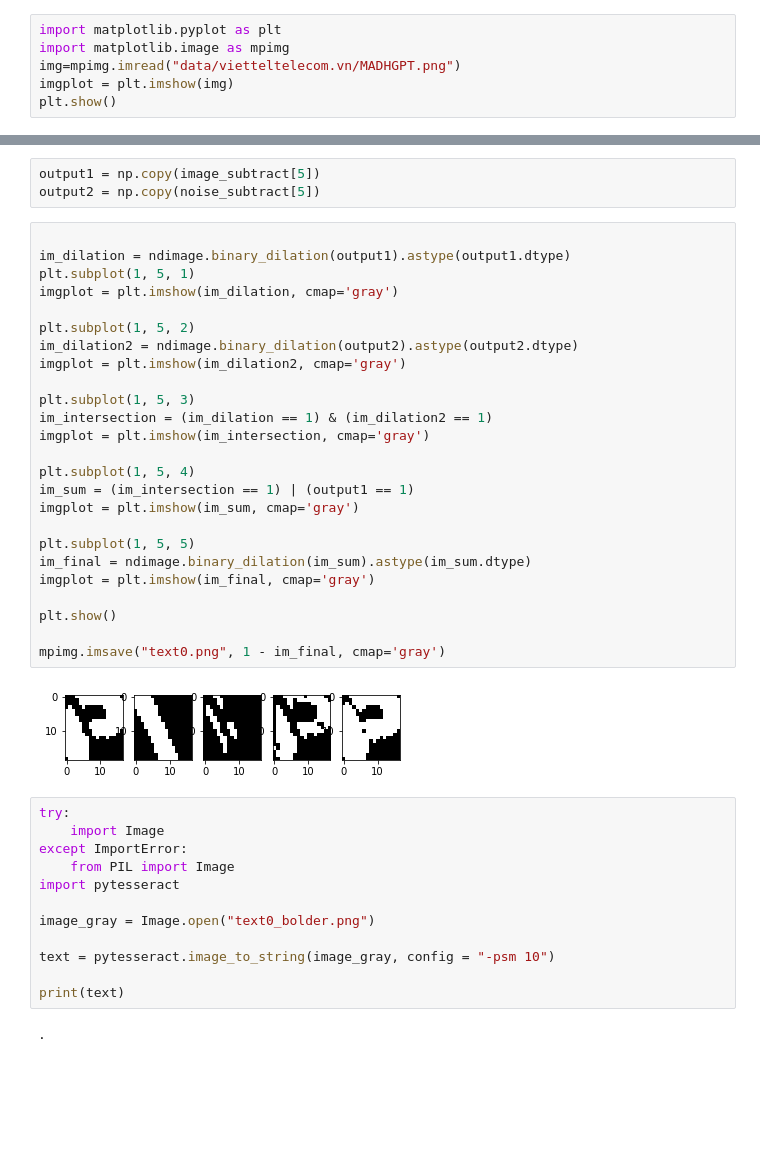
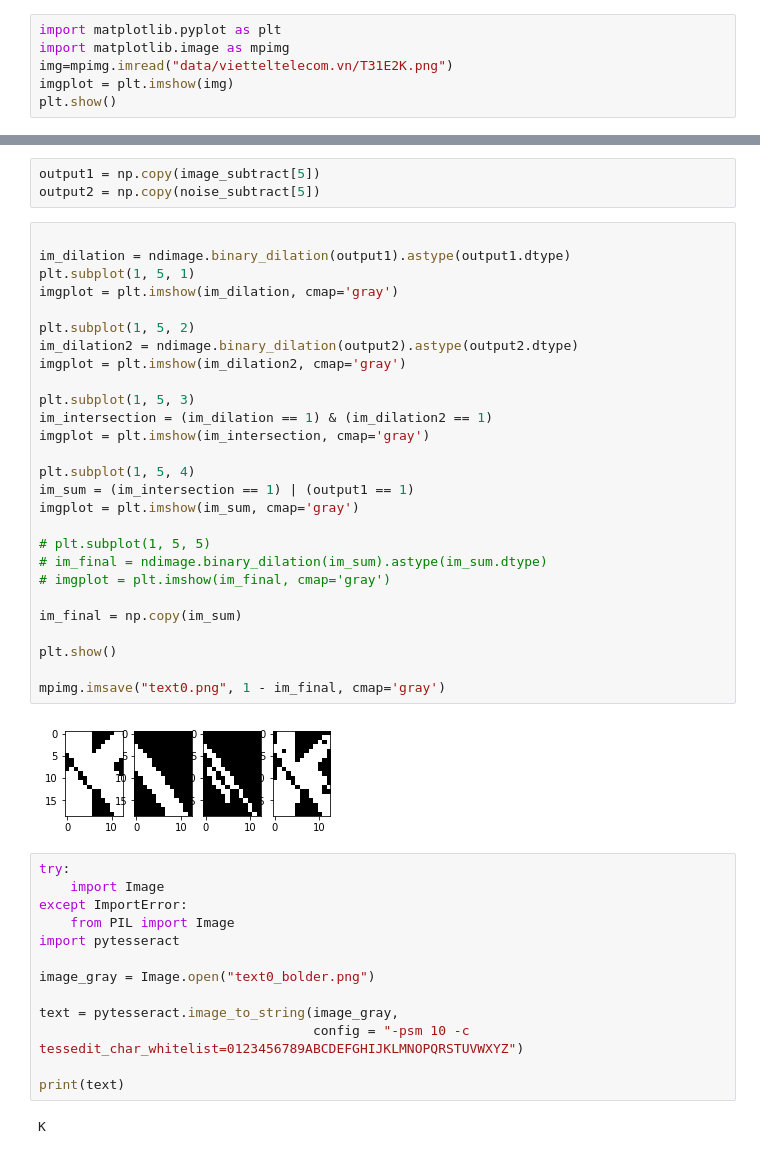
Before and after one commit to nvti/de-captcha, a Jupyter notebook: Image_processing.ipynb, the cells around one changed output, grey strips where cells are left out. Saved outputs shown, nothing was run; the diff lists cells and outputs as text; blank space fills up the shorter version.

Commit message:
update option tessedit_char_whitelist for tesseract

```diff
--- a/Image_processing.ipynb
+++ b/Image_processing.ipynb
@@ -16,7 +1,7 @@ print(filename)
 # %%
 import matplotlib.pyplot as plt
 import matplotlib.image as mpimg
-img=mpimg.imread("data/vietteltelecom.vn/MADHGPT.png")
+img=mpimg.imread("data/vietteltelecom.vn/T31E2K.png")
 imgplot = plt.imshow(img)
 plt.show()
 # %% [output]
@@ -128,30 +113,32 @@ output2 = np.copy(noise_subtract[5])
 # %%
 
 im_dilation = ndimage.binary_dilation(output1).astype(output1.dtype)
 plt.subplot(1, 5, 1)
 imgplot = plt.imshow(im_dilation, cmap='gray')
 
 plt.subplot(1, 5, 2)
 im_dilation2 = ndimage.binary_dilation(output2).astype(output2.dtype)
 imgplot = plt.imshow(im_dilation2, cmap='gray')
 
 plt.subplot(1, 5, 3)
 im_intersection = (im_dilation == 1) & (im_dilation2 == 1)
 imgplot = plt.imshow(im_intersection, cmap='gray')
 
 plt.subplot(1, 5, 4)
 im_sum = (im_intersection == 1) | (output1 == 1)
 imgplot = plt.imshow(im_sum, cmap='gray')
 
-plt.subplot(1, 5, 5)
-im_final = ndimage.binary_dilation(im_sum).astype(im_sum.dtype)
-imgplot = plt.imshow(im_final, cmap='gray')
+# plt.subplot(1, 5, 5)
+# im_final = ndimage.binary_dilation(im_sum).astype(im_sum.dtype)
+# imgplot = plt.imshow(im_final, cmap='gray')
+
+im_final = np.copy(im_sum)
 
 plt.show()
 
 mpimg.imsave("text0.png", 1 - im_final, cmap='gray')
 # %% [output]
-[figure, old version]
+[figure, new version]
 # %%
 try:
     import Image
@@ -161,8 +148,9 @@ import pytesseract
 
 image_gray = Image.open("text0_bolder.png")
 
-text = pytesseract.image_to_string(image_gray, config = "-psm 10")
+text = pytesseract.image_to_string(image_gray,
+                                   config = "-psm 10 -c tessedit_char_whitelist=0123456789ABCDEFGHIJKLMNOPQRSTUVWXYZ")
 
 print(text)
 # %% [output]
-.
+K
```
Also changed, not shown: parts of 7 cells of this notebook, 3 other files.
